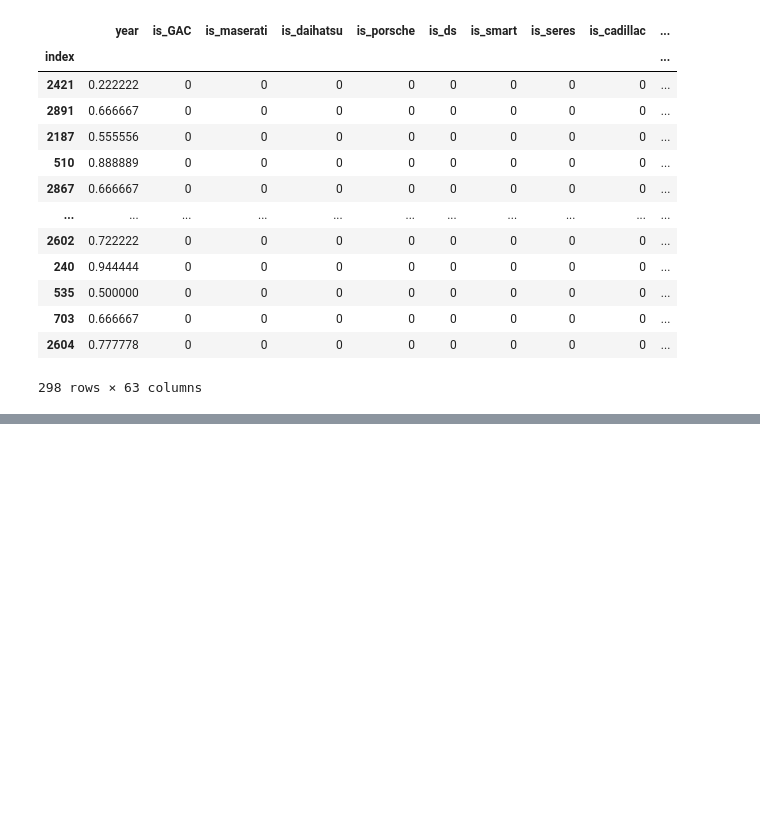
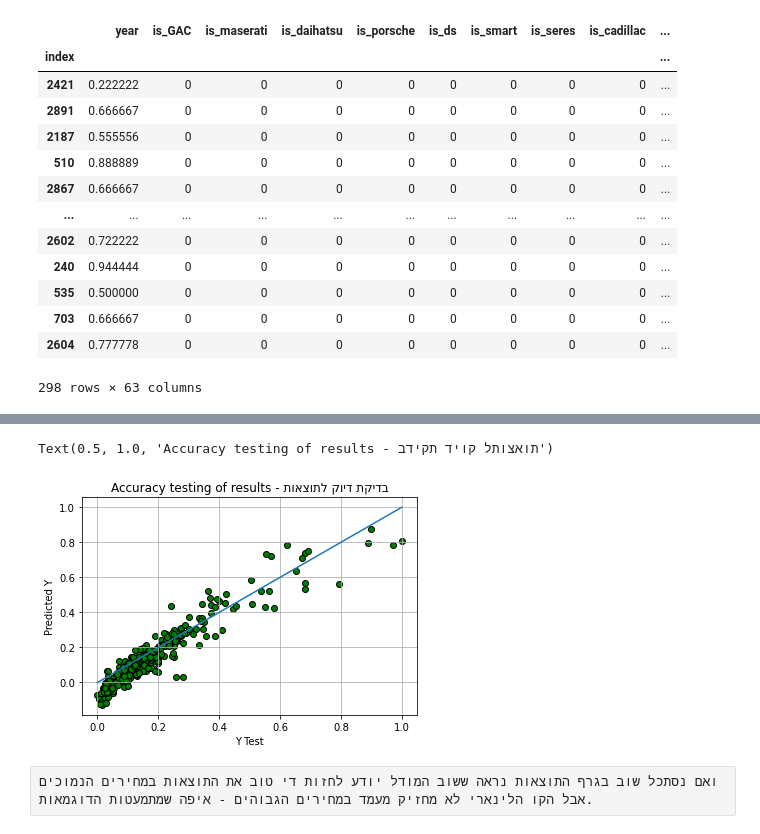
Before and after one commit to OrenAviya/project-semester-a, a Jupyter notebook: 4.Modeling.ipynb, the cells around one changed output, grey strips where cells are left out. Saved outputs shown, nothing was run; the diff lists cells and outputs as text; code cells hidden in the pictures; blank space fills up the shorter version.

```diff
--- a/4.Modeling.ipynb
+++ b/4.Modeling.ipynb
@@ -527,0 +527,11 @@ Text(0, 0.5, 'Predicted Y')
+# %%
+plt.scatter(y_test , final_predictions , color = "green" , edgecolor ="black")
+plt.xlabel('Y Test')
+plt.ylabel('Predicted Y')
+
+plt.grid()
+plt.plot([0 , 1])
+plt.title('Accuracy testing of results - תואצותל קויד תקידב')
+# %% [output]
+Text(0.5, 1.0, 'Accuracy testing of results - תואצותל קויד תקידב')
+[figure, added]
@@ -527,0 +540,2 @@ Text(0, 0.5, 'Predicted Y')
+# %% [raw]
+ואם נסתכל שוב בגרף התוצאות נראה ששוב המודל יודע לחזות די טוב את התוצאות במחירים הנמוכים אבל הקו הלינארי לא מחזיק מעמד במחירים הגבוהים - איפה שמתמעטות הדוגמאות.
```
Also changed, not shown: parts of 42 cells of this notebook.
